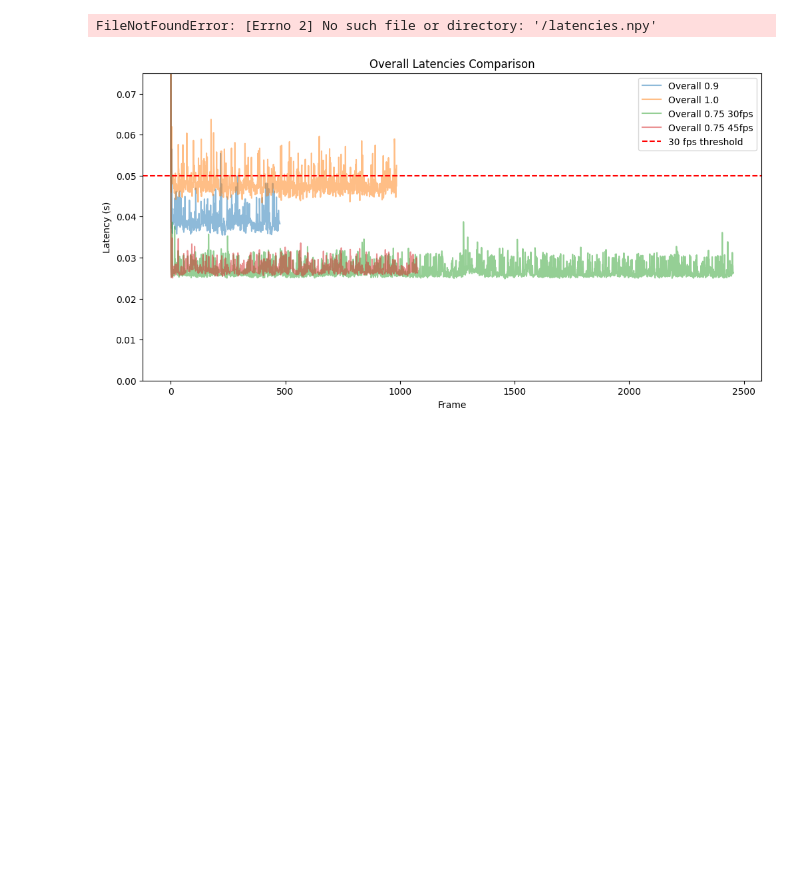
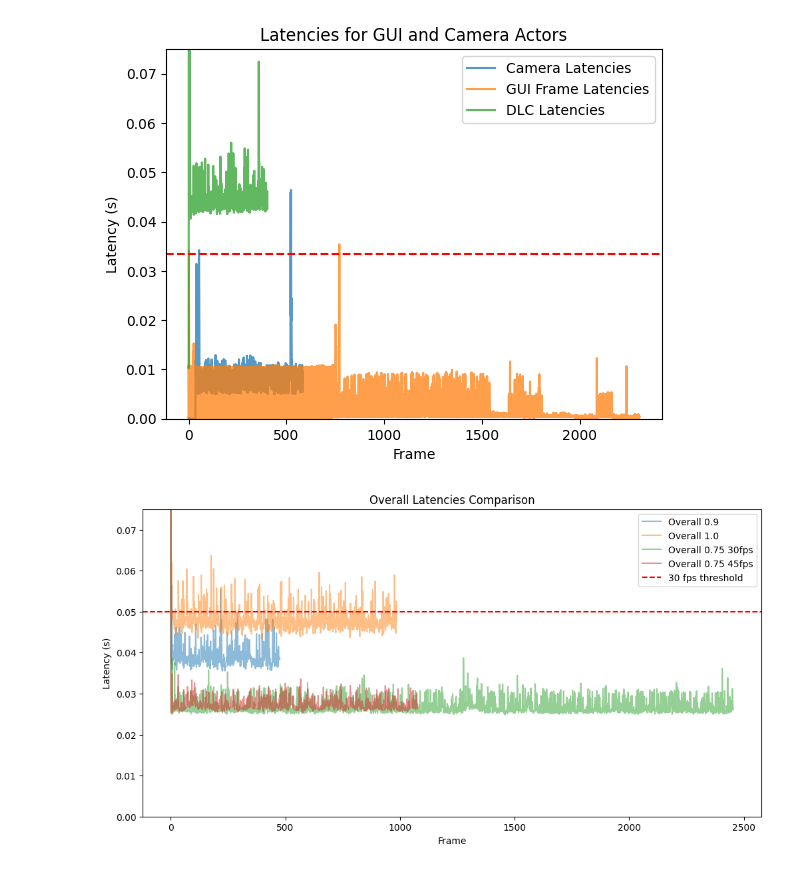
Before and after one commit to draeloslab/improv, a Jupyter notebook: demos/FES/newLatencies.ipynb, the cells around one changed output. Drawn from its saved outputs; the diff is of its cells as text; code cells hidden in the pictures; blank space fills up the shorter version.

```diff
--- a/demos/FES/newLatencies.ipynb
+++ b/demos/FES/newLatencies.ipynb
@@ -1,34 +1,48 @@
 # %%
 import numpy as np
 import matplotlib.pyplot as plt
 # /home/chesteklab/predictions/20250805-1003    # 0.9 full test, 30 fps
 # /home/chesteklab/predictions/20250805-1023 #1 full test, 30 fps
 # /home/chesteklab/predictions/20250805-1026 #0.75 full test, 30 fps
 # /home/chesteklab/predictions/20250805-1039  #0.75 45 fps
-home = '' + '/'
+# home = '/home/chesteklab/predictions/20250814-1519' + '/'  #working latency with gui test
+# /home/chesteklab/predictions/20250814-1542
+home = '/home/chesteklab/predictions/20250814-1622' + '/'
 #DLC Actor
 overall = np.load(home + 'latencies.npy')
 # dlc = np.load(home + 'dlcLatencies.npy')
 # grab = np.load(home + 'grabLatencies.npy')
 # put = np.load(home + 'putLatencies.npy')
 predictions = np.load(home + 'predictions.npy')
+cam_latencies = np.load(home + 'TISlatencies.npy')
 
 #GUI Actor
 
 # gui_pred = np.load(home + 'vizpredictionslatencies.npy')
-# gui_frame = np.load(home + 'vizframelatencies.npy')
+gui_frame = np.load(home + 'vizframelatencies.npy')
 
 #Video Actor
 # save = np.load(home + 'saveLatencies.npy')
 
 #Camera Actor
 # cam = np.load(home + 'camframeLatencies.npy')
 
 fps = 30
 resize=0.5
 time = np.arange(0, len(overall)) / fps
+
+plt.plot(cam_latencies, label='Camera Latencies', alpha=0.75)
+plt.plot(gui_frame, label='GUI Frame Latencies', alpha=0.75)
+plt.plot(overall, label='DLC Latencies', alpha=0.75)
+plt.xlabel('Frame')
+plt.ylabel('Latency (s)')
+plt.title('Latencies for GUI and Camera Actors')
+plt.legend()
+plt.axhline(y=1/fps, color='r', linestyle='--', label='30 fps threshold')
+plt.ylim(0, 0.075)
+plt.show()
 # %% [output]
-FileNotFoundError: [Errno 2] No such file or directory: '/latencies.npy'
+[figure, added]
 # %%
 overall_090 = np.load('/home/chesteklab/predictions/20250805-1003/latencies.npy')
 predictions_090 = np.load('/home/chesteklab/predictions/20250805-1003/predictions.npy')
```
Also changed, not shown: parts of 1 cell of this notebook, 12 other files.
